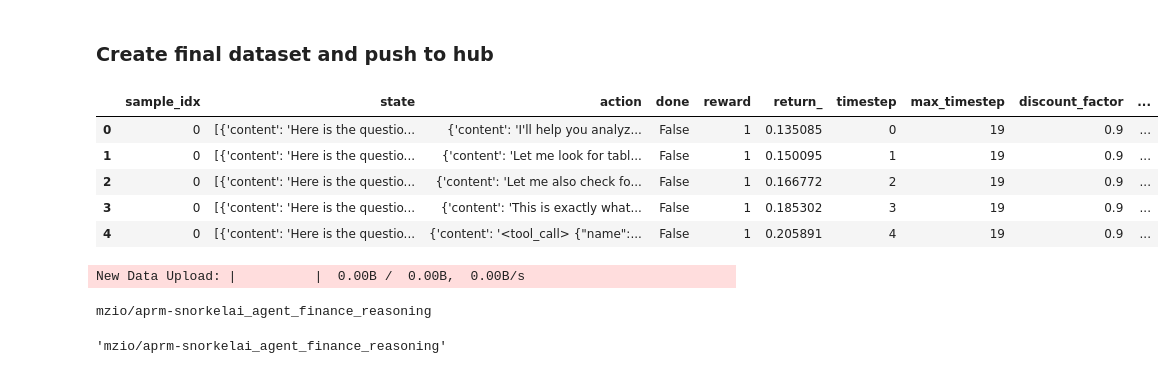
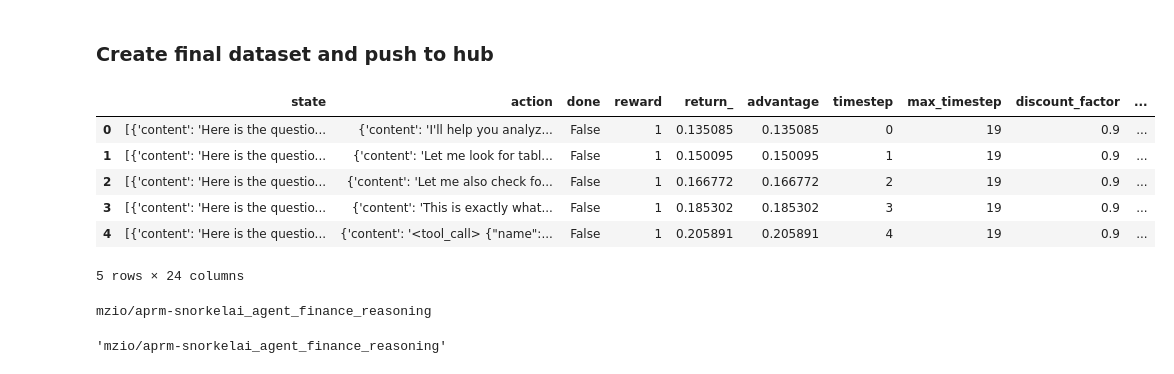
Before and after one commit to HazyResearch/act-prm-tinker, a Jupyter notebook: notebooks/2.5.1-env_dev-traces-snorkel_finance.ipynb, the cells around one changed output. Cells and saved outputs as stored; diff of their text form; code cells hidden in the pictures.

Commit message:
update snorkel datasets, add note on fa2 install

```diff
--- a/notebooks/2.5.1-env_dev-traces-snorkel_finance.ipynb
+++ b/notebooks/2.5.1-env_dev-traces-snorkel_finance.ipynb
@@ -467,21 +467,40 @@ def build_state_action_samples(
         if new_msg["role"] == "assistant":
             state = running_chat[:-1]
             action = running_chat[-1]
-
-            new_samples.append({
-                "sample_idx": sample_idx,
+            # new_samples.append({
+            #     "unique_data_sample_id": sample_idx,
+            #     "state": state,
+            #     "action": action,
+            #     # "next_obs": None,
+            #     "done": done,
+            #     "reward": reward,
+            #     "return_": return_,
+            #     "advantage": return_,
+            #     "timestep": timestep,
+            #     "max_timestep": max_timestep,
+            #     "discount_factor": discount_factor,
+            #     "system_prompt": sample["system_prompt"],
+            #     "answer": sample["answer"]
+            # })
+            new_sample = {
                 "state": state,
                 "action": action,
                 # "next_obs": None,
                 "done": done,
                 "reward": reward,
                 "return_": return_,
+                "advantage": return_,
                 "timestep": timestep,
                 "max_timestep": max_timestep,
                 "discount_factor": discount_factor,
                 "system_prompt": sample["system_prompt"],
-                "answer": sample["answer"]
-            })
+                "answer": sample["answer"],
+                "unique_data_sample_id": sample_idx,
+                "generation_id": 0,
+            }
+            _old_kv = {k: v for k, v in sample.items() if k not in new_sample.keys()}
+            new_sample.update(_old_kv)
+            new_samples.append(new_sample)
             timestep += 1
 
     return new_samples
@@ -718,40 +736,44 @@ tools
 env_config = """
 name: "action_lm"
 is_async: false
 dataset_config:
   path: "snorkelai/agent-finance-reasoning"
   cache_dir: "/scr/mzhang/data/"
   split: "train"
 """
 
 env_config = OmegaConf.create(env_config)
 
 ds = load_dataset(**env_config.dataset_config)
 # ds = ds.filter(lambda x: x["correctness"])
 
 
 ALL_TOOLS = {}
 all_samples = []
 
 for sample_idx, sample in enumerate(ds):
     new_samples = build_state_action_samples(sample, sample_idx, ALL_TOOLS)
     all_samples.extend(new_samples)
 
 
 ds = Dataset.from_list(all_samples)
 df = ds.to_pandas()
 
 df["tools"] = df["timestep"].apply(lambda x: tools)
+ds = Dataset.from_pandas(df)
 
 df.head()
 # %% [output]
-|  | sample_idx | state | action | done | reward | return_ | timestep | max_timestep | discount_factor | ... |
-| 0 | 0 | [{'content': 'Here is the questio... | {'content': 'I'll help you analyz... | False | 1 | 0.135085 | 0 | 19 | 0.9 | ... |
-| 1 | 0 | [{'content': 'Here is the questio... | {'content': 'Let me look for tabl... | False | 1 | 0.150095 | 1 | 19 | 0.9 | ... |
-| 2 | 0 | [{'content': 'Here is the questio... | {'content': 'Let me also check fo... | False | 1 | 0.166772 | 2 | 19 | 0.9 | ... |
-| 3 | 0 | [{'content': 'Here is the questio... | {'content': 'This is exactly what... | False | 1 | 0.185302 | 3 | 19 | 0.9 | ... |
-| 4 | 0 | [{'content': 'Here is the questio... | {'content': '<tool_call> {"name":... | False | 1 | 0.205891 | 4 | 19 | 0.9 | ... |
+|  | state | action | done | reward | return_ | advantage | timestep | max_timestep | discount_factor | ... |
+| 0 | [{'content': 'Here is the questio... | {'content': 'I'll help you analyz... | False | 1 | 0.135085 | 0.135085 | 0 | 19 | 0.9 | ... |
+| 1 | [{'content': 'Here is the questio... | {'content': 'Let me look for tabl... | False | 1 | 0.150095 | 0.150095 | 1 | 19 | 0.9 | ... |
+| 2 | [{'content': 'Here is the questio... | {'content': 'Let me also check fo... | False | 1 | 0.166772 | 0.166772 | 2 | 19 | 0.9 | ... |
+| 3 | [{'content': 'Here is the questio... | {'content': 'This is exactly what... | False | 1 | 0.185302 | 0.185302 | 3 | 19 | 0.9 | ... |
+| 4 | [{'content': 'Here is the questio... | {'content': '<tool_call> {"name":... | False | 1 | 0.205891 | 0.205891 | 4 | 19 | 0.9 | ... |
+5 rows × 24 columns
 # %%
+ds = Dataset.from_pandas(df)
+
 hf_repo_path = "snorkelai/agent-finance-reasoning"
 hf_repo_path = hf_repo_path.replace("/", "_").replace("-", "_")
 hf_repo_path = f"mzio/aprm-{hf_repo_path}"
@@ -759,8 +781,7 @@ hf_repo_path = f"mzio/aprm-{hf_repo_path}"
 ds.push_to_hub(hf_repo_path)
 print(hf_repo_path)
 # %% [output]
-New Data Upload: |          |  0.00B /  0.00B,  0.00B/s
+mzio/aprm-snorkelai_agent_finance_reasoning
-mzio/aprm-snorkelai_agent_finance_reasoning
 # %%
 hf_repo_path
 # %% [output]
```
Also changed, not shown: parts of 4 cells of this notebook, 3 other files.
